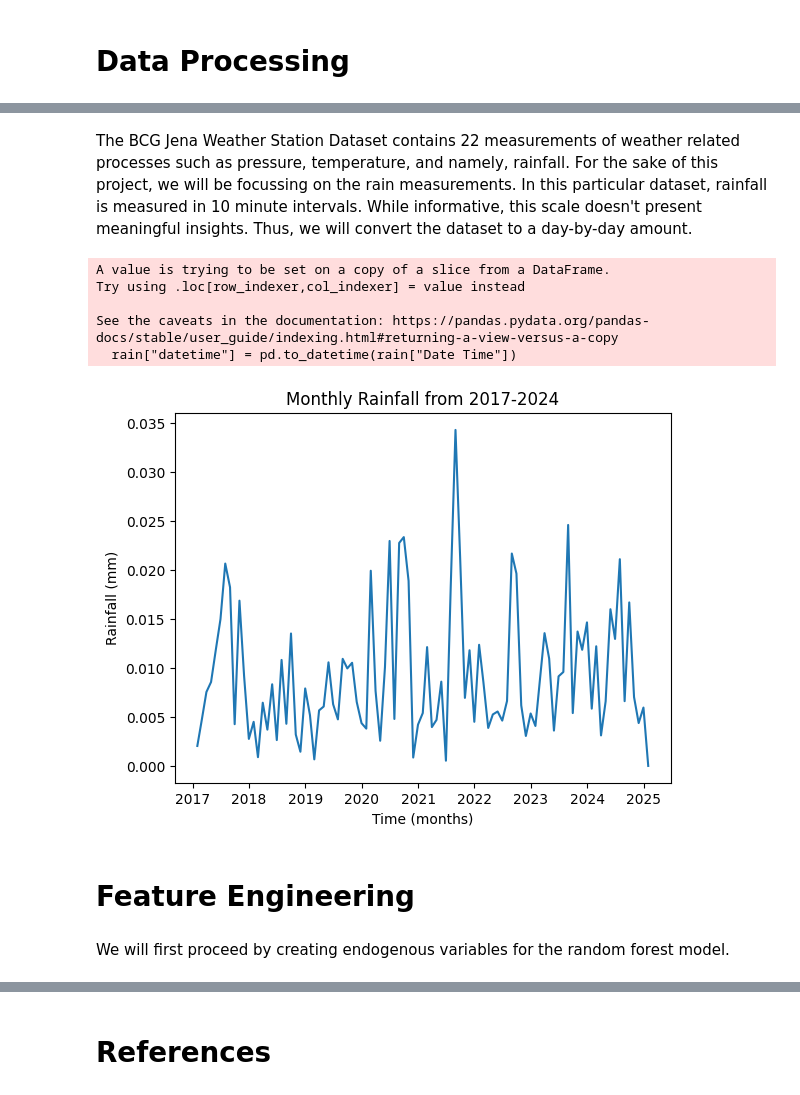
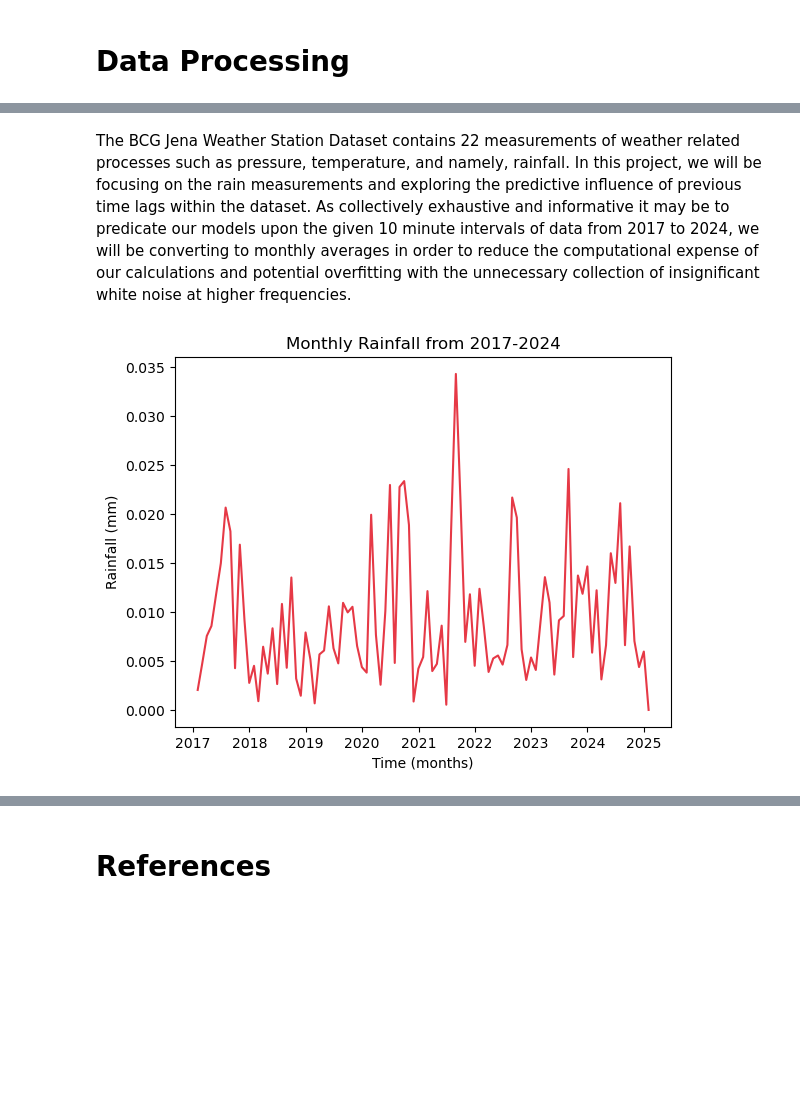
Before and after one commit to brooks-coding/Forecasting-with-Random-Forest, a Jupyter notebook: main.ipynb, the cells around one changed output, grey strips where cells are left out. Drawn from its saved outputs; the diff is of its cells as text; code cells hidden in the pictures; blank space fills up the shorter version.

```diff
--- a/main.ipynb
+++ b/main.ipynb
@@ -38,29 +43,19 @@ print(df)
 420781      457.5
 
 [420782 rows x 22 columns]
-# %% [markdown]
-The BCG Jena Weather Station Dataset contains 22 measurements of weather related processes such as pressure, temperature, and namely, rainfall. For the sake of this project, we will be focussing on the rain measurements. In this particular dataset, rainfall is measured in 10 minute intervals. While informative, this scale doesn't present meaningful insights. Thus, we will convert the dataset to a day-by-day amount.
+# %% [markdown]
+The BCG Jena Weather Station Dataset contains 22 measurements of weather related processes such as pressure, temperature, and namely, rainfall. In this project, we will be focusing on the rain measurements and exploring the predictive influence of previous time lags within the dataset. As collectively exhaustive and informative it may be to predicate our models upon the given 10 minute intervals of data from 2017 to 2024, we will be converting to monthly averages in order to reduce the computational expense of our calculations and potential overfitting with the unnecessary collection of insignificant white noise at higher frequencies.
 # %%
 import pandas as pd
 
-rain = df[["Date Time", "rain (mm)"]]
-rain["datetime"] = pd.to_datetime(rain["Date Time"])
-rain.set_index("datetime", inplace=True)
-daily_means = rain["rain (mm)"].resample("ME").mean()
-
-plt.plot(daily_means)
+df = df[["Date Time", "rain (mm)"]]
+df["datetime"] = pd.to_datetime(df["Date Time"])
+df.set_index("datetime", inplace=True)
+df = df["rain (mm)"].resample("ME").mean().to_frame(name="Rainfall")
+plt.plot(df, color="#E63946")
 plt.xlabel("Time (months)")
 plt.ylabel("Rainfall (mm)")
 plt.title("Monthly Rainfall from 2017-2024")
 plt.show()
 # %% [output]
-A value is trying to be set on a copy of a slice from a DataFrame.
-Try using .loc[row_indexer,col_indexer] = value instead
-
-See the caveats in the documentation: https://pandas.pydata.org/pandas-docs/stable/user_guide/indexing.html#returning-a-view-versus-a-copy
-  rain["datetime"] = pd.to_datetime(rain["Date Time"])
-[figure, old version]
+[figure, new version]
-# %% [markdown]
-# Feature Engineering
-# %% [markdown]
-We will first proceed by creating endogenous variables for the random forest model.
```
Also changed, not shown: parts of 32 cells of this notebook.
